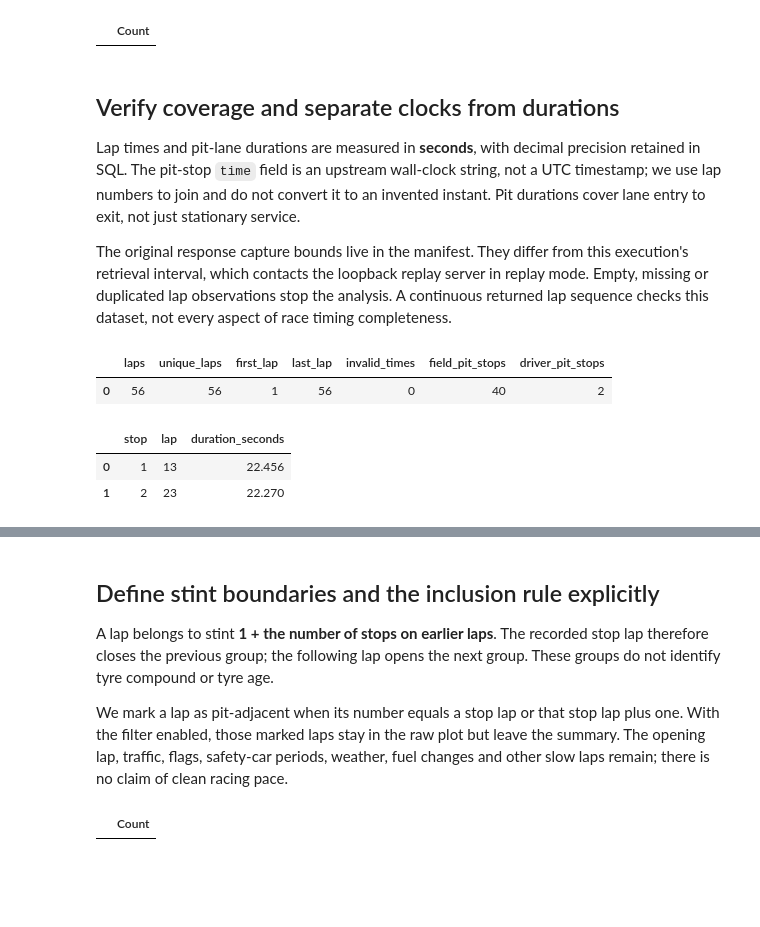
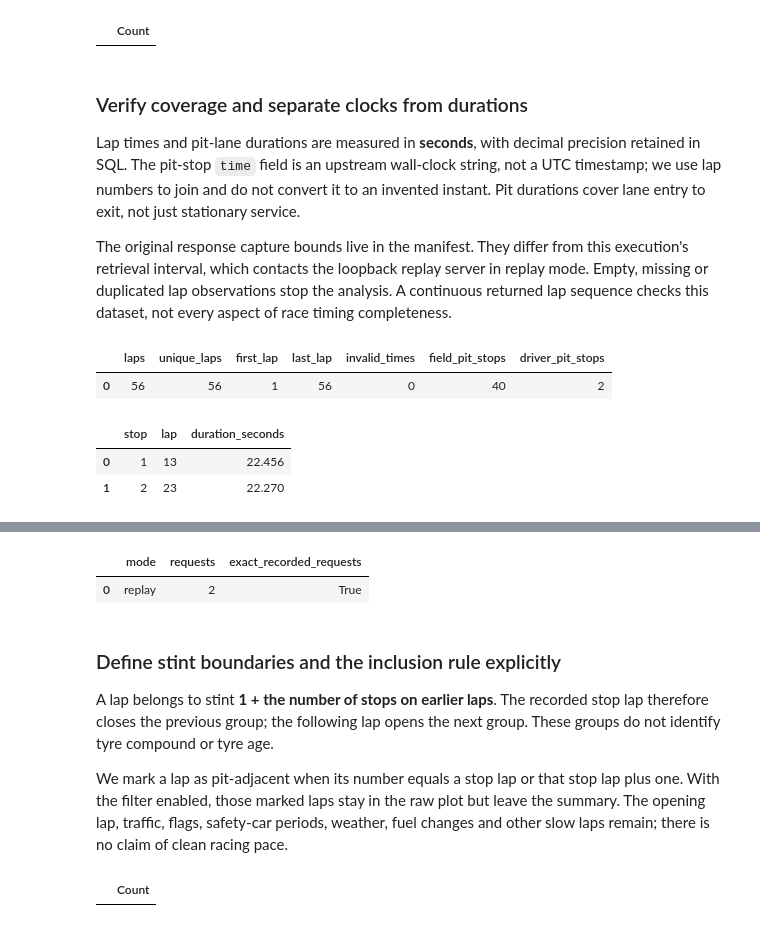
Before and after one commit to Query-farm/vgi-f1, a Jupyter notebook: notebooks/01_pit_lap_filters_change_stint_summaries.ipynb, the cells around one changed output, grey strips where cells are left out. Cells and saved outputs as stored; diff of their text form; code cells hidden in the pictures; blank space fills up the shorter version.

```diff
--- a/notebooks/01_pit_lap_filters_change_stint_summaries.ipynb
+++ b/notebooks/01_pit_lap_filters_change_stint_summaries.ipynb
@@ -105,7 +91,7 @@ SELECT * FROM stops_source WHERE driver_id='max_verstappen';
 # %%
 retrieved_at = datetime.now(UTC).isoformat()
 # %% [markdown]
-## Verify coverage and separate clocks from durations
+### Verify coverage and separate clocks from durations
 
 Lap times and pit-lane durations are measured in **seconds**, with decimal precision retained in SQL. The pit-stop `time` field is an upstream wall-clock string, not a UTC timestamp; we use lap numbers to join and do not convert it to an invented instant. Pit durations cover lane entry to exit, not just stationary service.
 
@@ -151,6 +137,7 @@ prose(
     f"Returned **{int(d.laps)} driver laps**, **{int(d.field_pit_stops)} field pit stops**, and **{int(d.driver_pit_stops)} stops** for this driver. "
     f"Materialized-data fingerprint: `{source_hash}`."
 )
+display(pd.DataFrame([recording.audit()]))
 # %% [output]
 |  | laps | unique_laps | first_lap | last_lap | invalid_times | field_pit_stops | driver_pit_stops |
 | 0 | 56 | 56 | 1 | 56 | 0 | 40 | 2 |
@@ -161,5 +148,7 @@ prose(
+|  | mode | requests | exact_recorded_requests |
+| 0 | replay | 2 | True |
 # %% [markdown]
-## Define stint boundaries and the inclusion rule explicitly
+### Define stint boundaries and the inclusion rule explicitly
 
 A lap belongs to stint **1 + the number of stops on earlier laps**. The recorded stop lap therefore closes the previous group; the following lap opens the next group. These groups do not identify tyre compound or tyre age.
 
```
Also changed, not shown: parts of 13 cells of this notebook, 21 other files.
